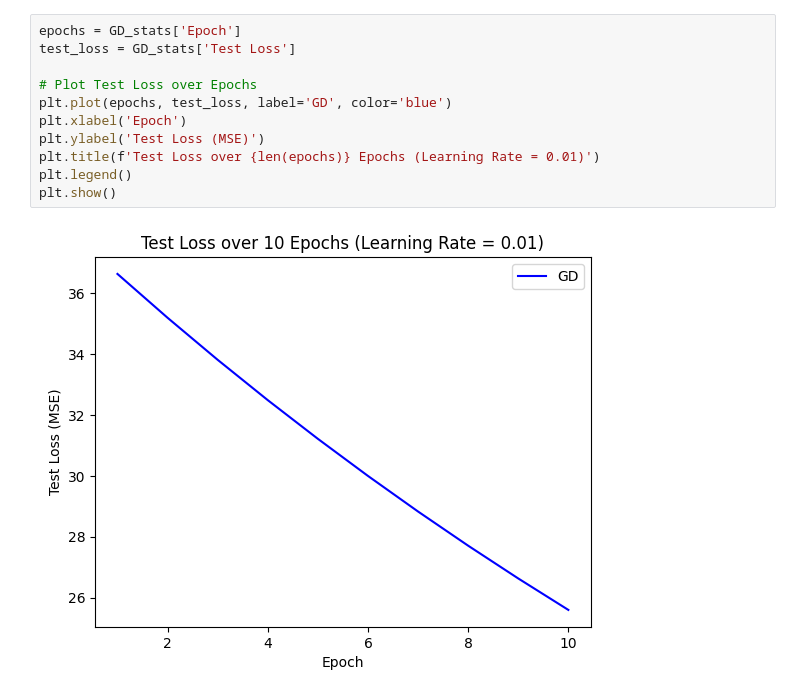
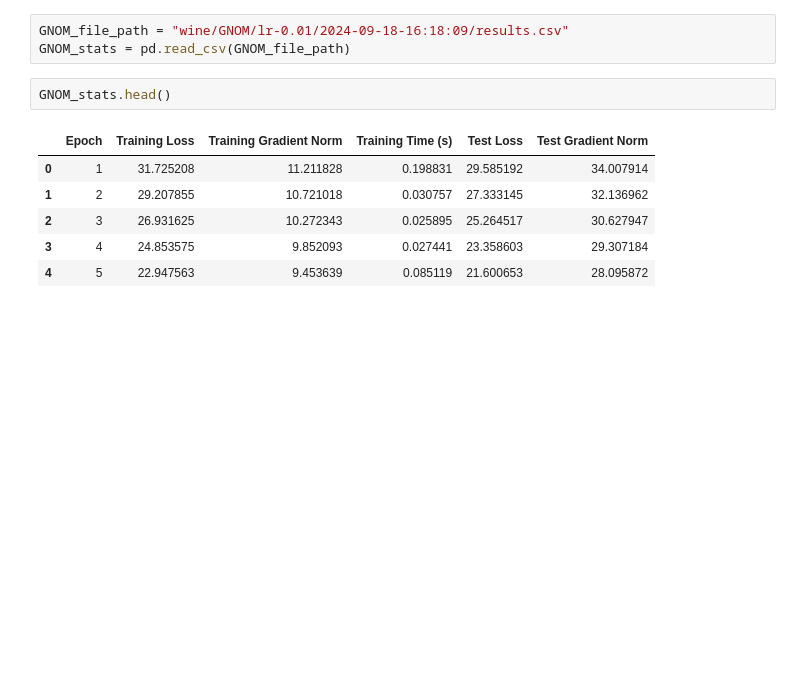
Before and after one commit to thomask902/2024-Numerical-Optimization-Research, a Jupyter notebook: linear_regression/analysis.ipynb, the cells around one changed output. Cells and saved outputs as stored; diff of their text form; blank space fills up the shorter version.

Commit message:
linear regression outputs working 6 plots

```diff
--- a/linear_regression/analysis.ipynb
+++ b/linear_regression/analysis.ipynb
@@ -25,13 +13,12 @@ GD_stats
-# %%
-epochs = GD_stats['Epoch']
-test_loss = GD_stats['Test Loss']
-
-# Plot Test Loss over Epochs
-plt.plot(epochs, test_loss, label='GD', color='blue')
-plt.xlabel('Epoch')
-plt.ylabel('Test Loss (MSE)')
-plt.title(f'Test Loss over {len(epochs)} Epochs (Learning Rate = 0.01)')
-plt.legend()
-plt.show()
-# %% [output]
-[figure, removed]
+# %%
+GNOM_file_path = "wine/GNOM/lr-0.01/2024-09-18-16:18:09/results.csv"
+GNOM_stats = pd.read_csv(GNOM_file_path)
+# %%
+GNOM_stats.head()
+# %% [output]
+|  | Epoch | Training Loss | Training Gradient Norm | Training Time (s) | Test Loss | Test Gradient Norm |
+| 0 | 1 | 31.725208 | 11.211828 | 0.198831 | 29.585192 | 34.007914 |
+| 1 | 2 | 29.207855 | 10.721018 | 0.030757 | 27.333145 | 32.136962 |
+| 2 | 3 | 26.931625 | 10.272343 | 0.025895 | 25.264517 | 30.627947 |
+| 3 | 4 | 24.853575 | 9.852093 | 0.027441 | 23.358603 | 29.307184 |
+| 4 | 5 | 22.947563 | 9.453639 | 0.085119 | 21.600653 | 28.095872 |
```
Also changed, not shown: parts of 8 cells of this notebook, 4 other files.
